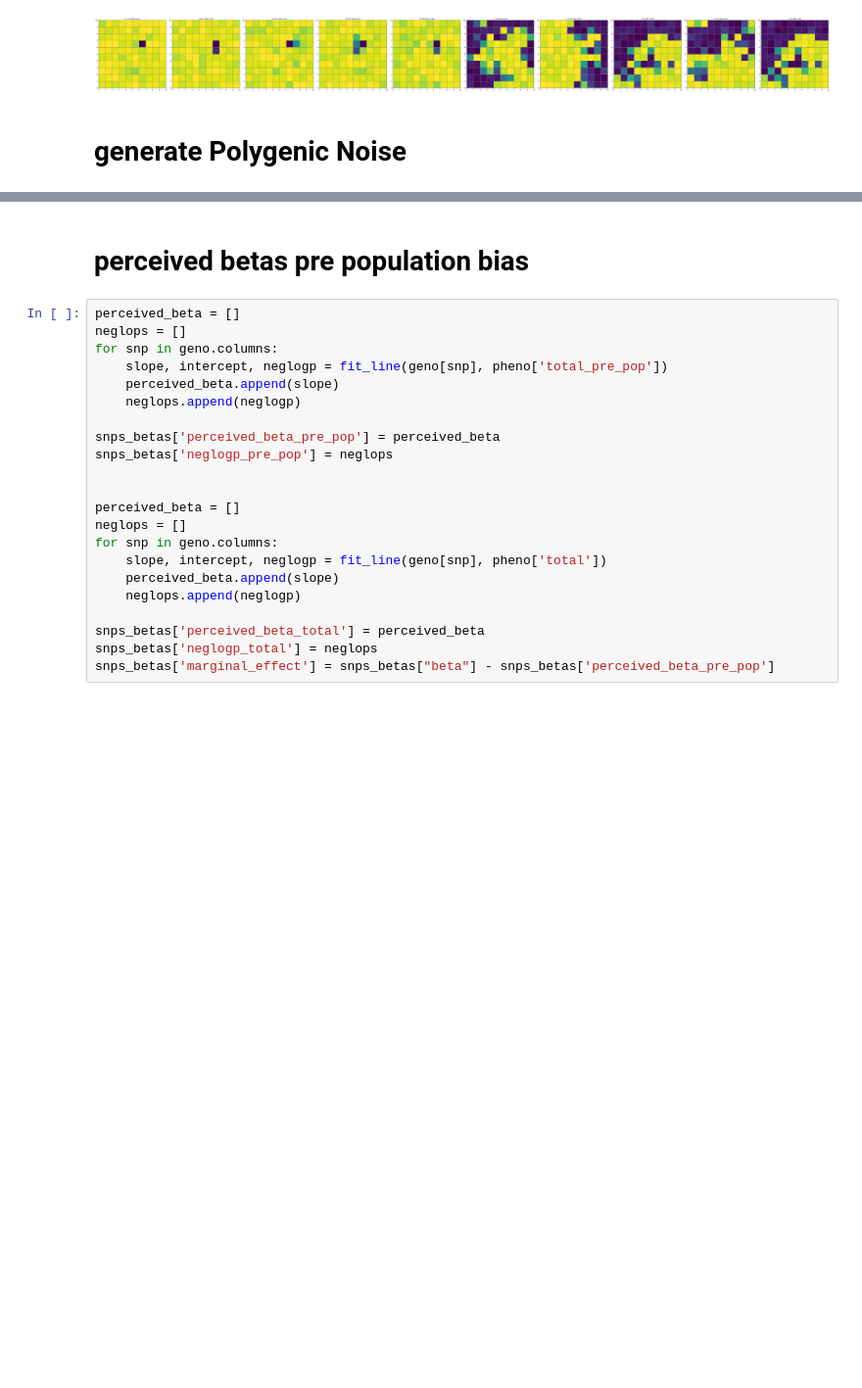
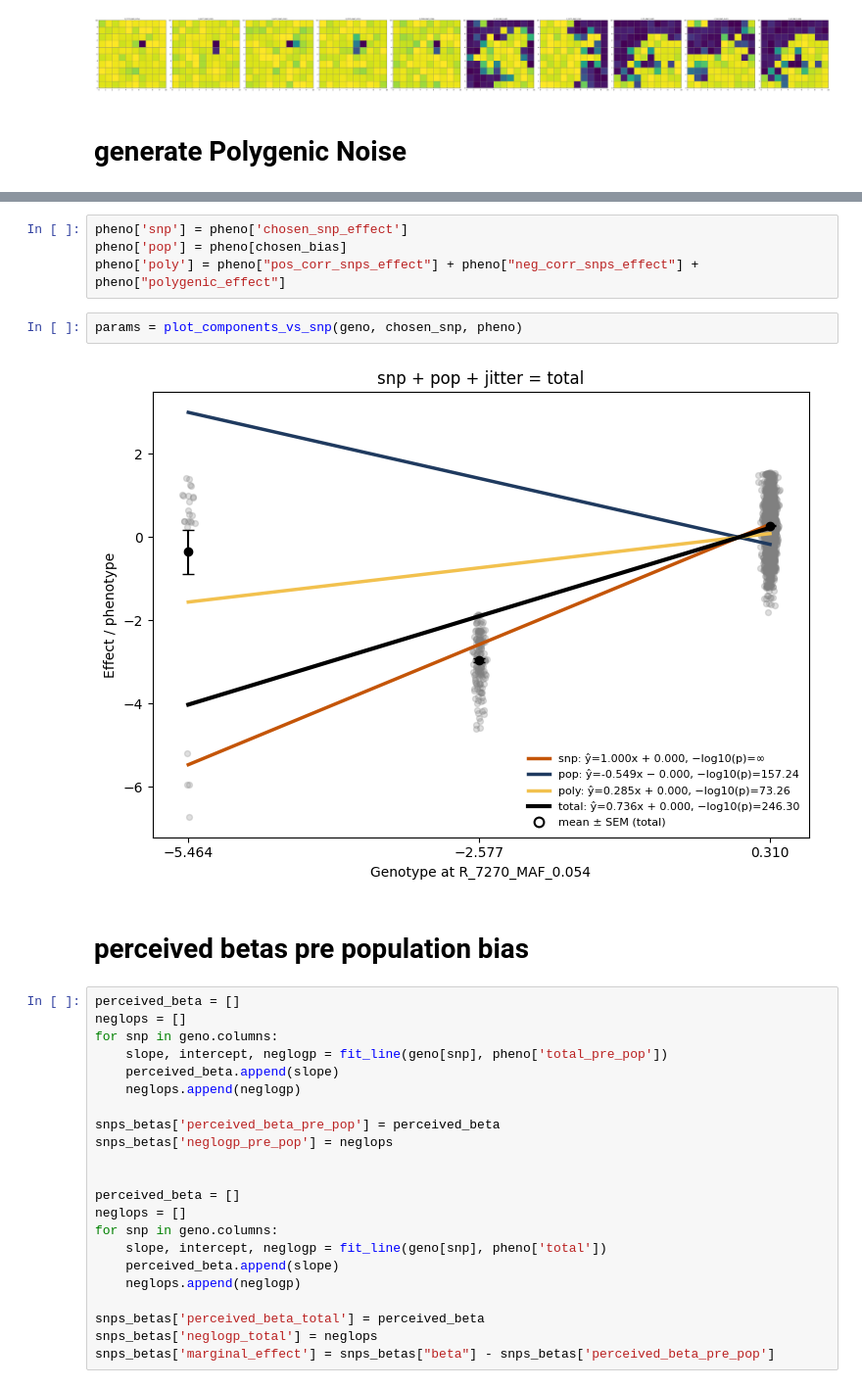
Before and after one commit to mat2m10/chasm, a Jupyter notebook: notebooks/coalescence_simulation_notebooks/proof_of_concept_DEPRECATED.ipynb, the cells around one changed output, grey strips where cells are left out. Shown at 98% size. Cells and saved outputs as stored; diff of their text form; blank space fills up the shorter version.

```diff
--- a/notebooks/coalescence_simulation_notebooks/proof_of_concept.ipynb
+++ b/notebooks/coalescence_simulation_notebooks/proof_of_concept_DEPRECATED.ipynb
@@ -192,3 +194,11 @@ plot_effects(pheno,cols)
+# %%
+pheno['snp'] = pheno['chosen_snp_effect']
+pheno['pop'] = pheno[chosen_bias]
+pheno['poly'] = pheno["pos_corr_snps_effect"] + pheno["neg_corr_snps_effect"] + pheno["polygenic_effect"]
+# %%
+params = plot_components_vs_snp(geno, chosen_snp, pheno)
+# %% [output]
+[figure, added]
 # %% [markdown]
 # perceived betas pre population bias
 # %%
```
Also changed, not shown: parts of 18 cells of this notebook, 12 other files.
